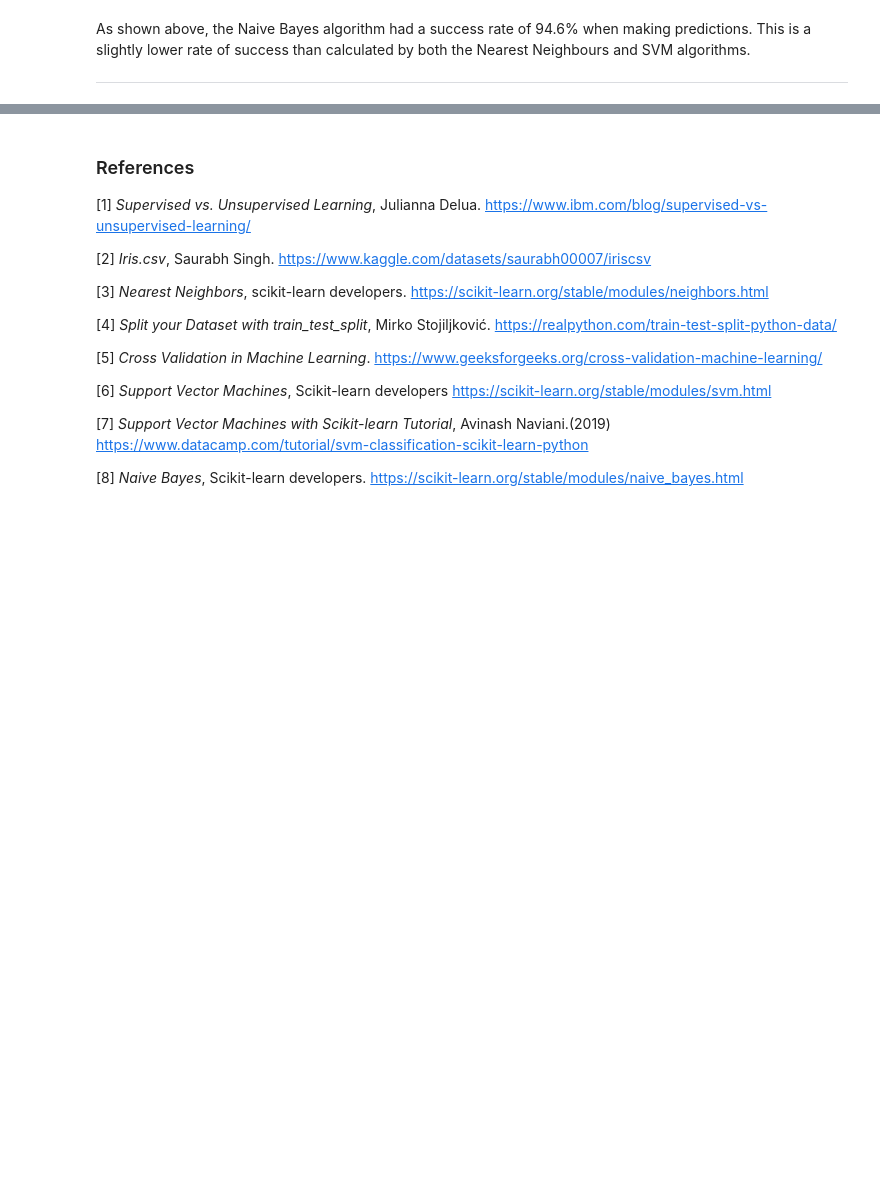
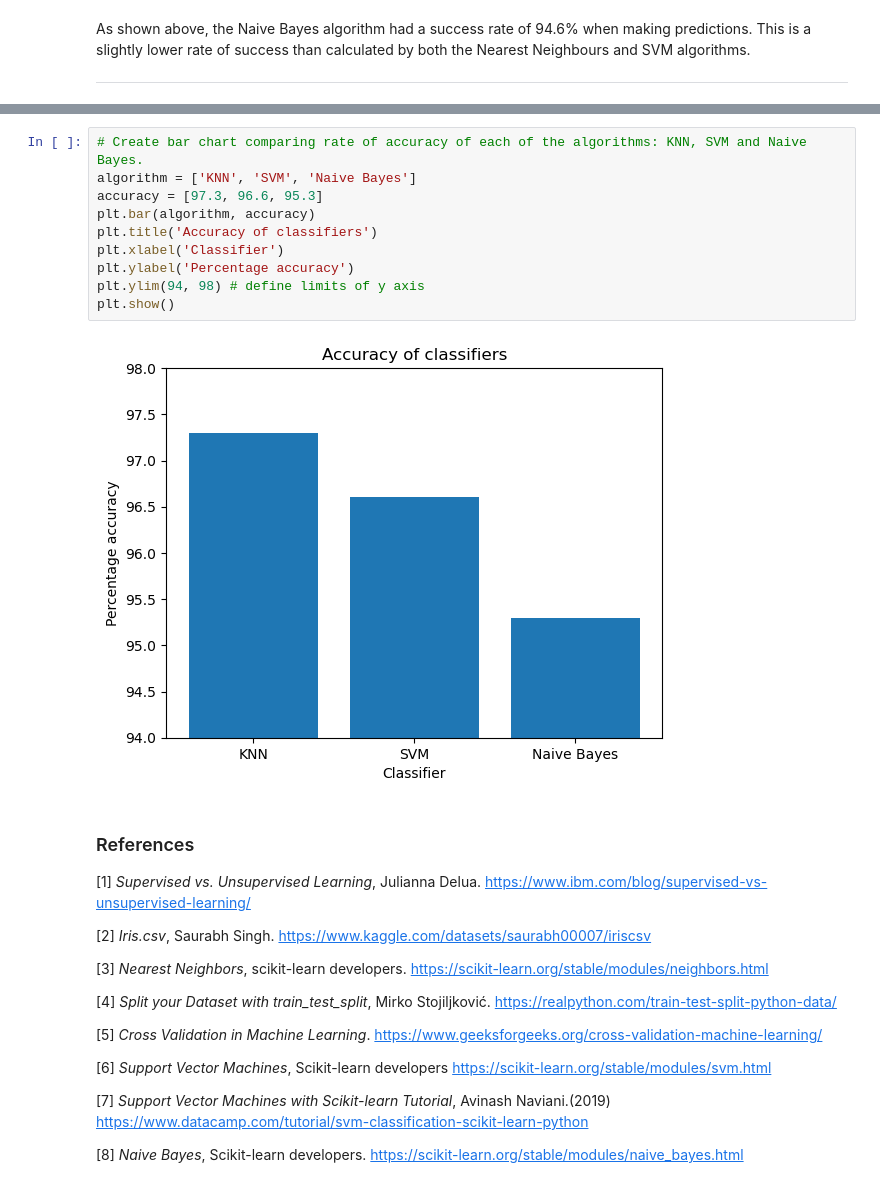
Before and after one commit to martincusack979/machine_learning_and_statistics, a Jupyter notebook: project.ipynb, the cells around one changed output, grey strips where cells are left out. Drawn from its saved outputs; the diff is of its cells as text; blank space fills up the shorter version.

Commit message:
bar chart

```diff
--- a/project.ipynb
+++ b/project.ipynb
@@ -399,3 +459,15 @@ As shown above, the Naive Bayes algorithm had a success rate of 94.6% when makin
+# %%
+# Create bar chart comparing rate of accuracy of each of the algorithms: KNN, SVM and Naive Bayes.
+algorithm = ['KNN', 'SVM', 'Naive Bayes']
+accuracy = [97.3, 96.6, 95.3]
+plt.bar(algorithm, accuracy)
+plt.title('Accuracy of classifiers')
+plt.xlabel('Classifier')
+plt.ylabel('Percentage accuracy')
+plt.ylim(94, 98) # define limits of y axis
+plt.show()
+# %% [output]
+[figure, added]
 # %% [markdown]
 ### References
 
```
Also changed, not shown: parts of 19 cells of this notebook.
